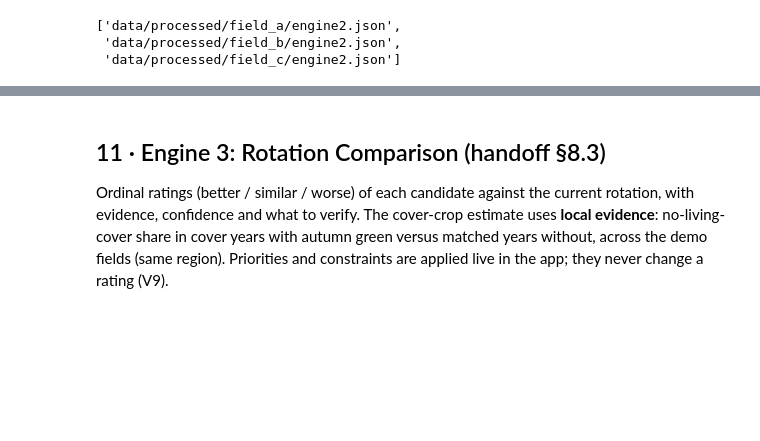
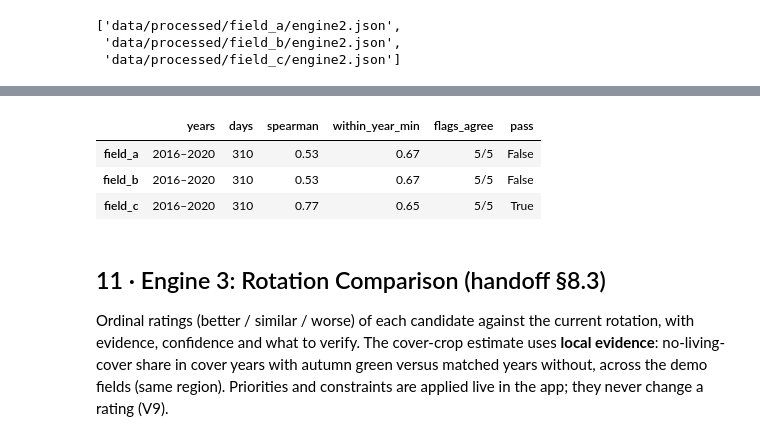
Before and after one commit to yisheng05/nasa, a Jupyter notebook: notebooks/01_precompute.ipynb, the cells around one changed output, grey strips where cells are left out. Drawn from its saved outputs; the diff is of its cells as text; code cells hidden in the pictures; blank space fills up the shorter version.

```diff
--- a/notebooks/01_precompute.ipynb
+++ b/notebooks/01_precompute.ipynb
@@ -361,6 +361,9 @@ for f in F:
         if crop == "esi":
             print(f"{fid} ECOSTRESS check: {d['agree']} of {d['assessed_seasons']} assessed seasons agree; confirmed {d['confirmed_flags']}, not confirmed {d['unconfirmed_flags']}, field-only low {d['field_only_low']}")
             continue
+        if crop == "smap":
+            print(f"{fid} SMAP check: agrees with the POWER dry call in {d['agree']} of {d['checked_seasons']} seasons {d['years']}; disagrees {d['disagree_years']}")
+            continue
         print(f"{fid} {crop}: {d['stress_seasons']} of {d['seasons']} flagged {d['stress_years']}, expected {d['expected_stress_seasons']}, chance of >= observed {d['chance_at_least_observed']}")
 if e2_results:
     fid0 = next(iter(e2_results))
@@ -417,3 +427,28 @@ sorted(str(p.relative_to(REPO)) for p in PROCESSED.rglob("engine2.json"))
+# %%
+from scipy.stats import spearmanr
+v11 = {}
+for fid, (st2, summ2) in e2_results.items():
+    if fid not in smap_by_field:
+        continue
+    g = E2.doy_percentile(weather[fid]["GWETROOT"].rename("g"), baseline=CLIMATE_BASELINE)
+    s = E2.doy_percentile(smap_by_field[fid].rename("s"), baseline=(2015, 2025))
+    d = pd.concat([g, s], axis=1, keys=["g", "s"]).dropna()
+    m, dd = d.index.month, d.index.day
+    d = d[d.index.year.isin(SEASONS) & (((m == 6) & (dd >= 15)) | (m == 7) | ((m == 8) & (dd <= 15)))]
+    sm = summ2["smap"]
+    rho = spearmanr(d.g, d.s).statistic
+    v11[fid] = {
+        "years": f"{d.index.year.min()}–{d.index.year.max()}", "days": len(d), "spearman": round(rho, 2),
+        "within_year_min": round(min(spearmanr(x.g, x.s).statistic for _, x in d.groupby(d.index.year)), 2),
+        "flags_agree": f"{sm['agree']}/{sm['checked_seasons']}",
+        "pass": bool(rho >= 0.6 and sm["checked_seasons"] and sm["agree"] >= 0.7 * sm["checked_seasons"]),
+    }
+pd.DataFrame(v11).T
+# %% [output]
+|  | years | days | spearman | within_year_min | flags_agree | pass |
+| field_a | 2016–2020 | 310 | 0.53 | 0.67 | 5/5 | False |
+| field_b | 2016–2020 | 310 | 0.53 | 0.67 | 5/5 | False |
+| field_c | 2016–2020 | 310 | 0.77 | 0.65 | 5/5 | True |
 # %% [markdown]
 ## 11 · Engine 3: Rotation Comparison (handoff §8.3)
 
```
Also changed, not shown: parts of 6 cells of this notebook, 20 other files.
